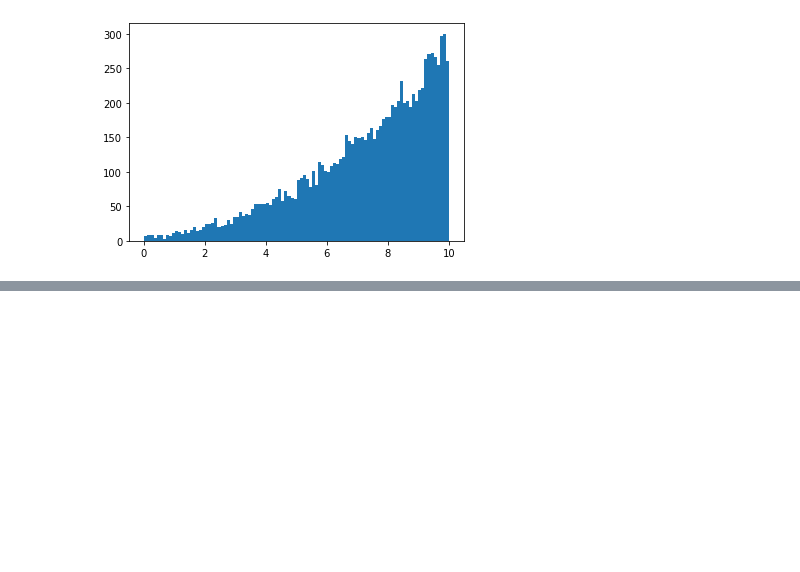
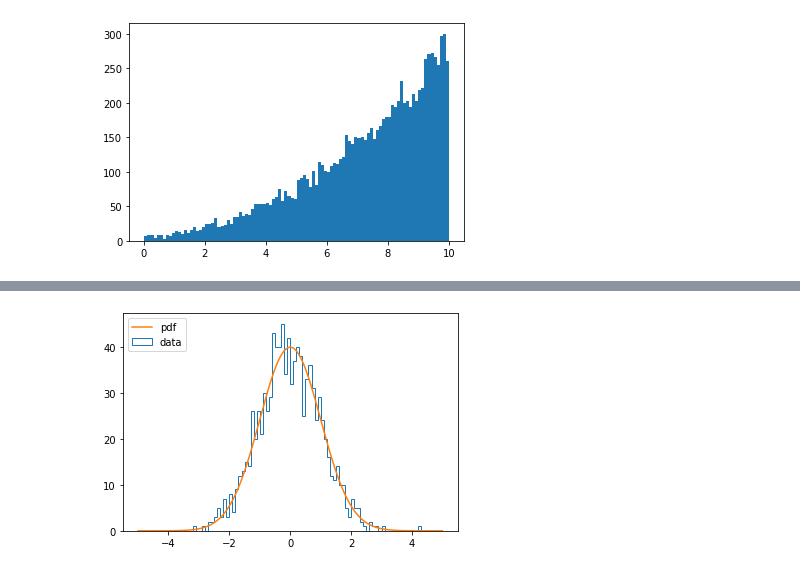
Before and after one commit to mramospe/minkit, a Jupyter notebook: docs/source/notebooks/extension.ipynb, the cells around one changed output, grey strips where cells are left out. Cells and saved outputs as stored; diff of their text form; code cells hidden in the pictures; blank space fills up the shorter version.

```diff
--- a/docs/source/notebooks/extension.ipynb
+++ b/docs/source/notebooks/extension.ipynb
@@ -165 +141,20 @@ ax1.legend(loc='upper left');
+# %%
+centers = np.linspace(-5, +5, 100)
+values = np.exp(- 0.5 * centers**2)
+
+m = minkit.Parameter('m', bounds=(-5, +5))
+
+pdf = minkit.InterpPDF.from_ndarray('pdf', m, centers, values) # build the class from a binned data set
+
+data = minkit.DataSet.from_ndarray(np.random.normal(0, 1, 1000), m)
+
+fig = plt.figure()
+ax = fig.gca()
+values, edges = minkit.data_plotting_arrays(data, bins=100)
+pdf_centers, pdf_values = minkit.pdf_plotting_arrays(pdf, values, edges)
+ax.hist(0.5 * (edges[1:] + edges[:-1]), bins=edges, weights=values, histtype='step', color='C0', label='data');
+ax.plot(pdf_centers, pdf_values, color='C1', label='pdf');
+ax.legend(loc='upper left');
+# %% [output]
+[figure, added]
 # %% [markdown]
```
Also changed, not shown: parts of 6 cells of this notebook, 2 other files.
